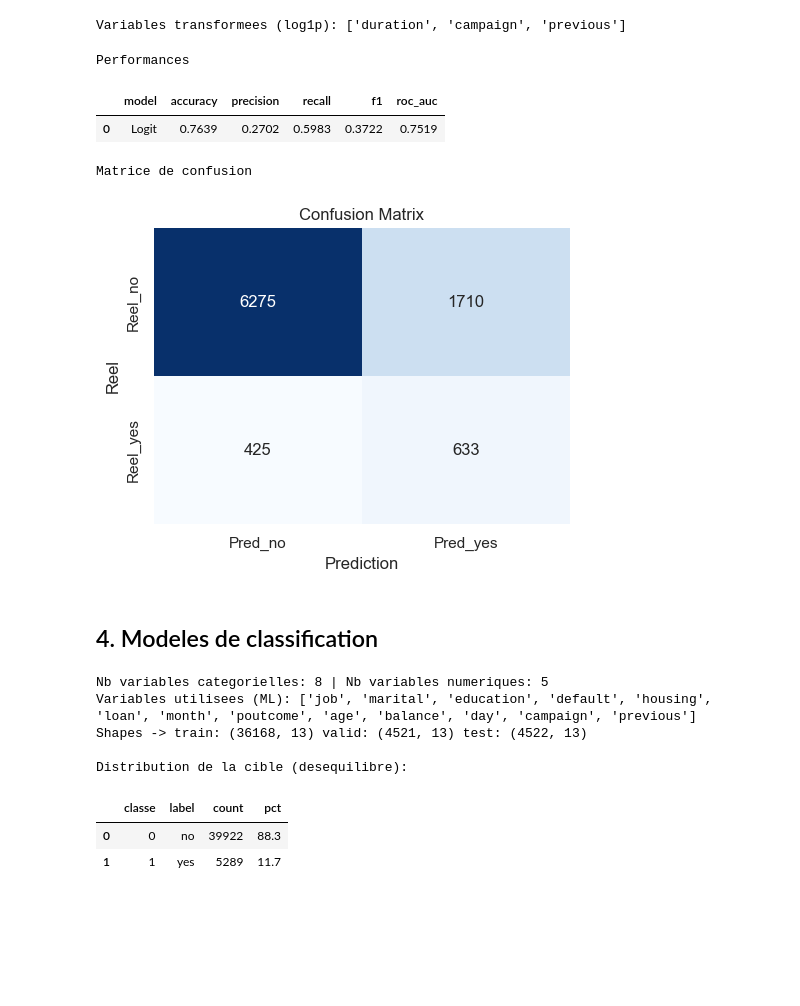
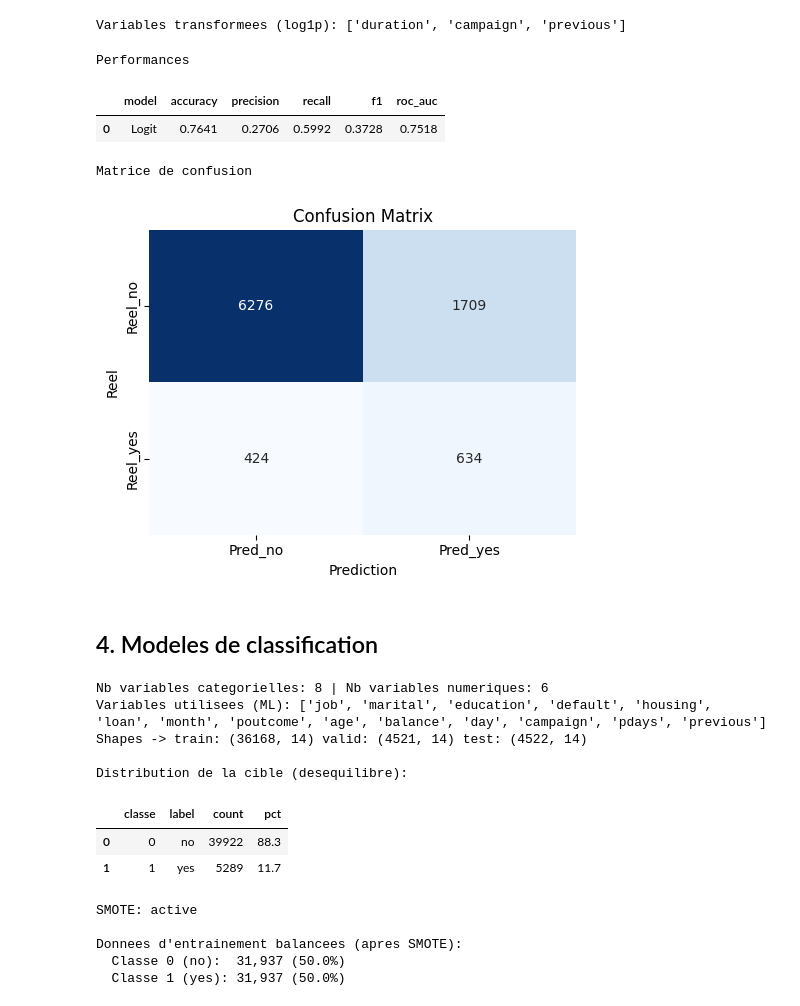
Before and after one commit to Ziwazou/UCI_Bank_Marketing_Analysis, a Jupyter notebook: Main.ipynb, the cells around one changed output. Cells and saved outputs as stored; diff of their text form; code cells hidden in the pictures; blank space fills up the shorter version.

```diff
--- a/Main.ipynb
+++ b/Main.ipynb
@@ -524,12 +524,12 @@ def run_logistic_model(data, cat_vars, num_vars, model_name):
         X, y, test_size=0.2, random_state=42, stratify=y
     )
 
-    # Exclure colonnes numeriques a variance nulle (evite division par zero dans StandardScaler)
+    # Exclure colonnes numeriques a variance nulle (evite division par zero dans RobustScaler)
     num_vars_ok = [c for c in num_vars if c in X_train.columns and X_train[c].std() > 1e-10]
 
     transformers = []
     if num_vars_ok:
-        transformers.append(("num", StandardScaler(), num_vars_ok))
+        transformers.append(("num", RobustScaler(), num_vars_ok))
     if cat_vars:
         transformers.append(("cat", OneHotEncoder(drop="first", handle_unknown="ignore"), cat_vars))
 
@@ -575,50 +575,52 @@ def run_logistic_model(data, cat_vars, num_vars, model_name):
             "p_value": [np.nan]
         }, index=[f"statsmodels_error: {e}"])
 
-    return perf, cm, coef_table
+    fpr, tpr, _ = roc_curve(y_test, y_proba)
+    auc_roc = roc_auc_score(y_test, y_proba)
+    return perf, cm, coef_table, (fpr, tpr, auc_roc)
 # %%
 cat_vars_a = selected_cat.copy()
 num_vars_a = selected_num.copy()
 
-perf_a, cm_a, coef_a = run_logistic_model(
+perf_a, cm_a, coef_a, roc_logit = run_logistic_model(
     data=df_model,
     cat_vars=cat_vars_a,
     num_vars=num_vars_a,
     model_name="Logit"
 )
 
 print("Performances")
 display(pd.DataFrame([perf_a]))
 
 print("Matrice de confusion")
 plt.figure(figsize=(5, 4))
 sns.heatmap(
     cm_a,
     annot=True,
     fmt="d",
     cmap="Blues",
     cbar=False,
     xticklabels=["Pred_no", "Pred_yes"],
     yticklabels=["Reel_no", "Reel_yes"]
 )
 plt.xlabel("Prediction")
 plt.ylabel("Reel")
 plt.title("Confusion Matrix")
 plt.tight_layout()
 plt.show()
 # %% [output]
 Performances
 |  | model | accuracy | precision | recall | f1 | roc_auc |
-| 0 | Logit | 0.7639 | 0.2702 | 0.5983 | 0.3722 | 0.7519 |
+| 0 | Logit | 0.7641 | 0.2706 | 0.5992 | 0.3728 | 0.7518 |
 Matrice de confusion
-[figure, old version]
+[figure, new version]
 # %% [markdown]
 ## 4. Modeles de classification
 # %%
 from sklearn.model_selection import train_test_split
 from sklearn.compose import ColumnTransformer
 from sklearn.pipeline import Pipeline
-from sklearn.preprocessing import OneHotEncoder, StandardScaler
+from sklearn.preprocessing import OneHotEncoder, RobustScaler
 from sklearn.metrics import accuracy_score, precision_score, recall_score, f1_score, roc_auc_score, confusion_matrix, roc_curve
 from sklearn.tree import DecisionTreeClassifier
 from sklearn.ensemble import RandomForestClassifier
@@ -669,20 +671,47 @@ display(imbalance_table)
 # Preprocessing commun
 transformers_ml = []
 if num_vars_ml:
-    transformers_ml.append(("num", StandardScaler(), num_vars_ml))
+    transformers_ml.append(("num", RobustScaler(), num_vars_ml))
 if cat_vars_ml:
     transformers_ml.append(("cat", OneHotEncoder(drop="first", handle_unknown="ignore"), cat_vars_ml))
 
 preprocessor_ml = ColumnTransformer(transformers=transformers_ml)
+
+# SMOTE pour traiter le desequilibre de classes (oversampling)
+USE_SMOTE = True
+try:
+    from imblearn.over_sampling import SMOTE
+    from imblearn.pipeline import Pipeline as ImbPipeline
+    smote_available = True
+except ImportError:
+    smote_available = False
+    print("imbalanced-learn non installe. SMOTE desactive. pip install imbalanced-learn")
+
+smote_step = ("smote", SMOTE(random_state=RANDOM_STATE, k_neighbors=5, sampling_strategy="auto")) if (USE_SMOTE and smote_available) else None
+print("SMOTE:", "active" if smote_step else "desactive")
+
+# Afficher que les donnees sont balancees apres SMOTE
+if smote_step is not None:
+    X_train_prep = preprocessor_ml.fit_transform(X_train)
+    X_bal, y_bal = SMOTE(random_state=RANDOM_STATE, k_neighbors=5, sampling_strategy="auto").fit_resample(X_train_prep, y_train)
+    bal_counts = pd.Series(y_bal).value_counts().sort_index()
+    print("\nDonnees d'entrainement balancees (apres SMOTE):")
+    print(f"  Classe 0 (no):  {bal_counts.get(0, 0):,} ({100*bal_counts.get(0,0)/len(y_bal):.1f}%)")
+    print(f"  Classe 1 (yes): {bal_counts.get(1, 0):,} ({100*bal_counts.get(1,0)/len(y_bal):.1f}%)")
 # %% [output]
-Nb variables categorielles: 8 | Nb variables numeriques: 5
-Variables utilisees (ML): ['job', 'marital', 'education', 'default', 'housing', 'loan', 'month', 'poutcome', 'age', 'balance', 'day', 'campaign', 'previous']
-Shapes -> train: (36168, 13) valid: (4521, 13) test: (4522, 13)
+Nb variables categorielles: 8 | Nb variables numeriques: 6
+Variables utilisees (ML): ['job', 'marital', 'education', 'default', 'housing', 'loan', 'month', 'poutcome', 'age', 'balance', 'day', 'campaign', 'pdays', 'previous']
+Shapes -> train: (36168, 14) valid: (4521, 14) test: (4522, 14)
 
 Distribution de la cible (desequilibre):
 |  | classe | label | count | pct |
 | 0 | 0 | no | 39922 | 88.3 |
 | 1 | 1 | yes | 5289 | 11.7 |
+SMOTE: active
+
+Donnees d'entrainement balancees (apres SMOTE):
+  Classe 0 (no):  31,937 (50.0%)
+  Classe 1 (yes): 31,937 (50.0%)
 # %%
 
 from xgboost import XGBClassifier
```
Also changed, not shown: parts of 3 cells of this notebook, 1 other file.
